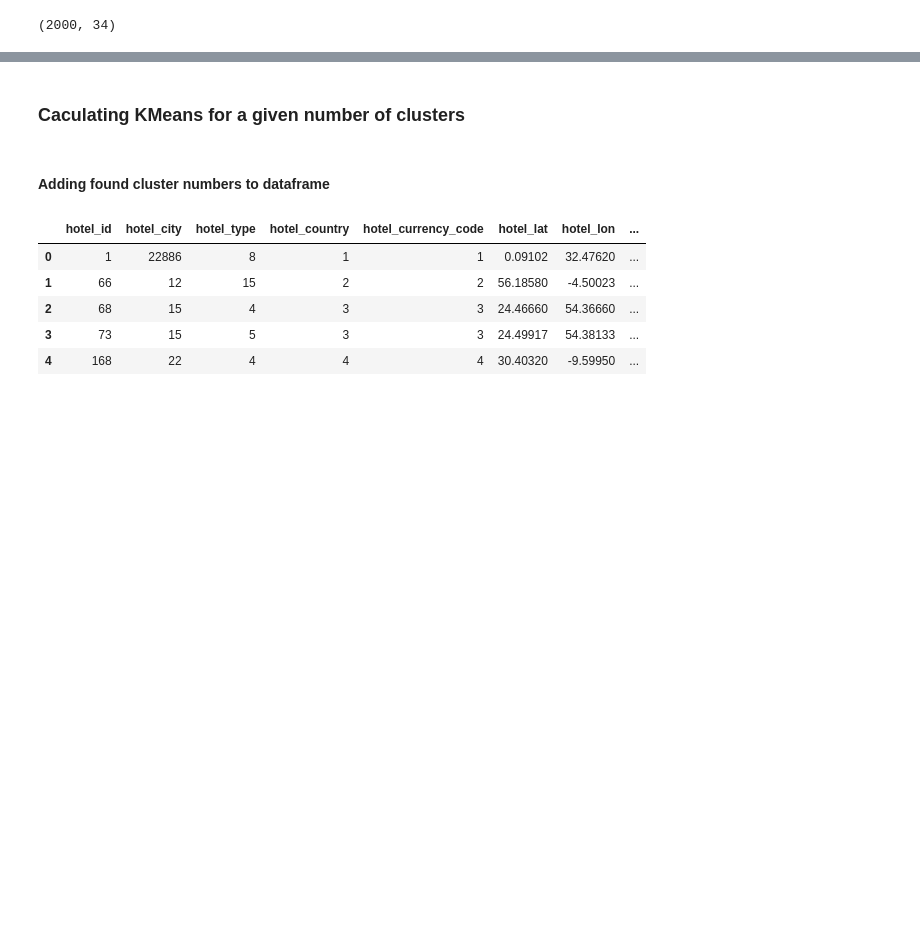
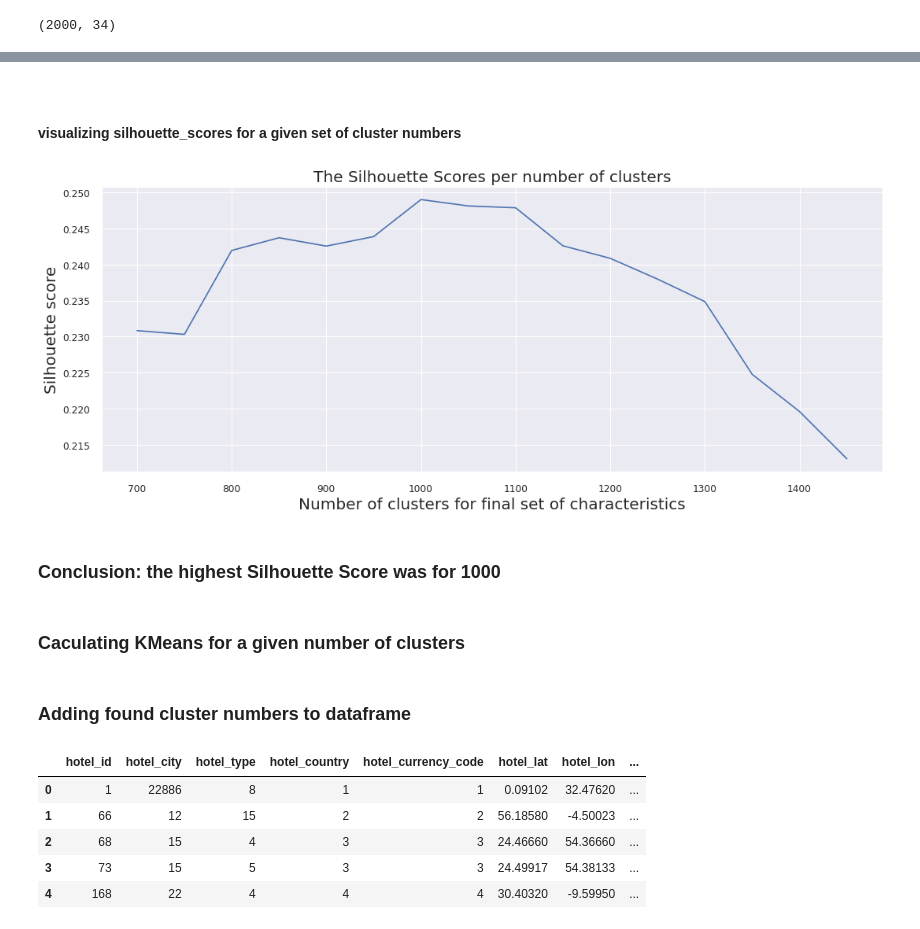
Before and after one commit to Bidroombv/eda, a Jupyter notebook: ugo_collector/ClusterAnalysis/KMeansClusteringAnalysisForBidroomData.ipynb, the cells around one changed output, grey strips where cells are left out. Cells and saved outputs as stored; diff of their text form; code cells hidden in the pictures; blank space fills up the shorter version.

```diff
--- a/ugo_collector/ClusterAnalysis/KMeansClusteringAnalysisForBidroomData.ipynb
+++ b/ugo_collector/ClusterAnalysis/KMeansClusteringAnalysisForBidroomData.ipynb
@@ -387,4 +439,21 @@ for i in range(700,1500,50):
     y_means = km.fit_predict(x_scaled)
     score = silhouette_score(x_scaled, km.labels_, metric="euclidean")
     scores[i] = score
+# %% [markdown]
+#### <br> visualizing silhouette_scores for a given set of cluster numbers <br>
+# %%
+lists = sorted(scores.items())
+x,y = zip(*lists)
+
+plt.figure(figsize=(16, 6), dpi=80)
+axis_font = {'fontname':'Arial', 'size':'18'}
+plt.plot(x,y)
+plt.title("The Silhouette Scores per number of clusters", **axis_font)
+plt.xlabel("Number of clusters for final set of characteristics",**axis_font)
+plt.ylabel("Silhouette score",**axis_font)
+plt.show()
+# %% [output]
+[figure, added]
+# %% [markdown]
+### Conclusion: the highest Silhouette Score was for 1000
 # %%
@@ -399,5 +467,5 @@ for k,v in scores.items():
 km = KMeans(n_clusters = highest, init = "k-means++", max_iter = 300, n_init = 10, random_state = 0)
 y_means = km.fit_predict(x_scaled)
 # %% [markdown]
-#### Adding found cluster numbers to dataframe
+### Adding found cluster numbers to dataframe
 # %%
```
Also changed, not shown: parts of 57 cells of this notebook.
